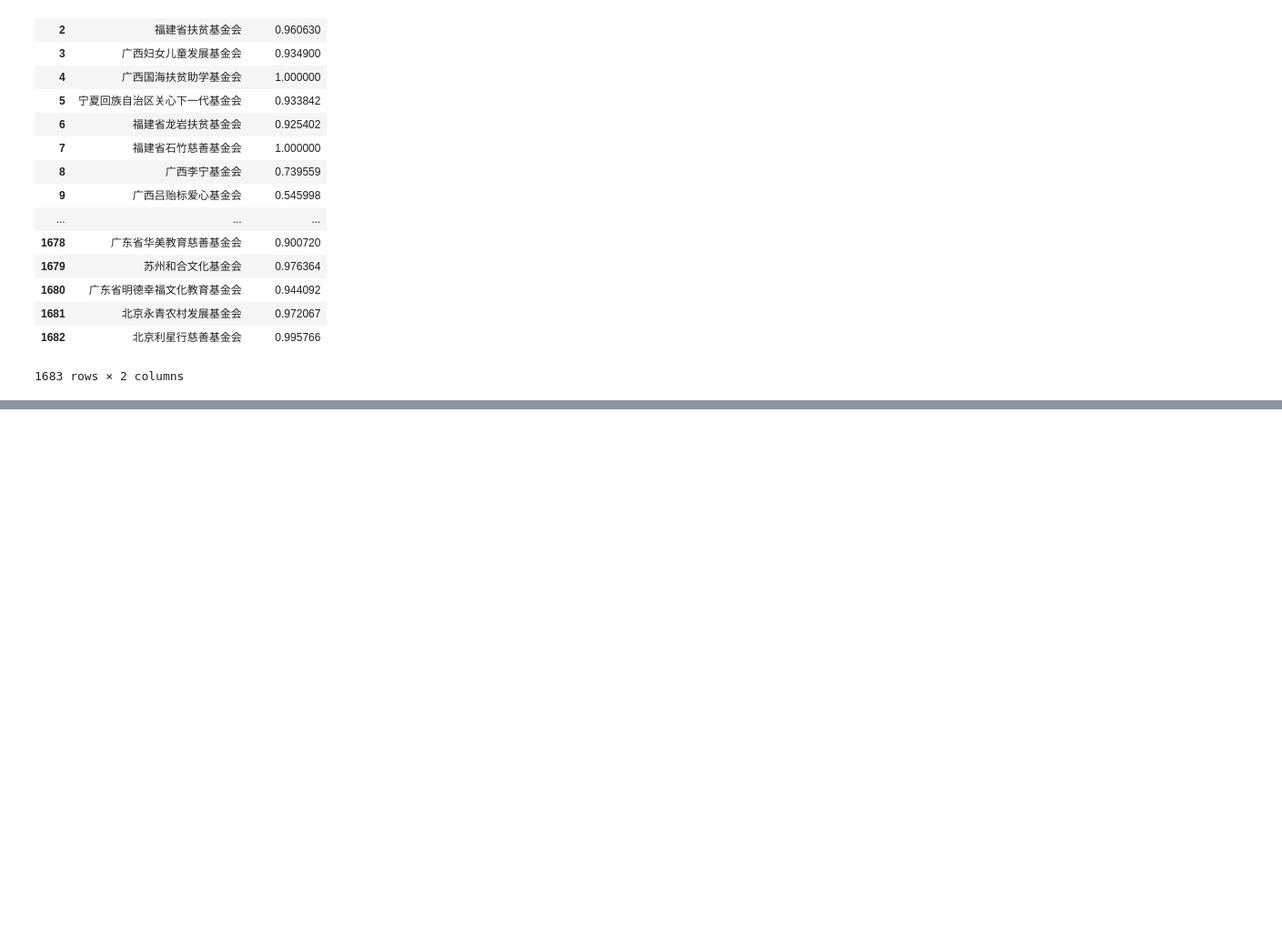
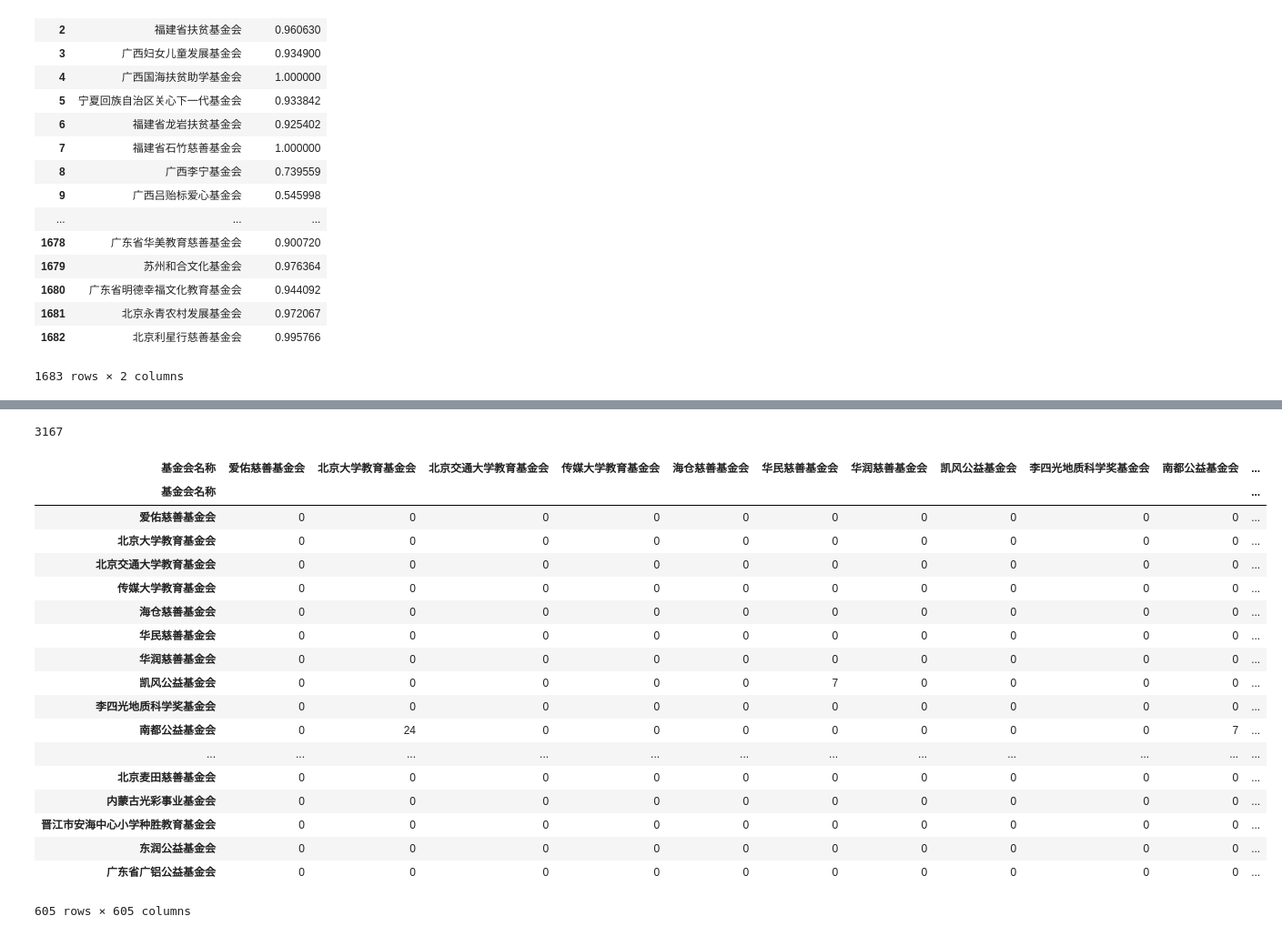
Before and after one commit to khuangaf/soicalHack, a Jupyter notebook: data_preprocess.ipynb, the cells around one changed output, grey strips where cells are left out. Shown at 91% size. Cells and saved outputs as stored; diff of their text form; code cells hidden in the pictures; blank space fills up the shorter version.

Commit message:
joining df & find lots of organizations not in basic info

```diff
--- a/data_preprocess.ipynb
+++ b/data_preprocess.ipynb
@@ -47,3 +47,6 @@ fina_df
 | 1681 | 北京永青农村发展基金会 | 2015 | 2.008428e+06 | 1.795513e+07 | 1.794625e+07 | 0.00 | 0.00 | 0.00 | 8880.06 | 1.745141e+07 | ... | ... |
 | 1682 | 北京利星行慈善基金会 | 2015 | 1.288161e+07 | 2.419315e+06 | 2.255887e+06 | 0.00 | 0.00 | 0.00 | 163427.52 | 1.504350e+06 | ... | ... |
 1683 rows × 23 columns
+# %%
+invest_df = pd.read_csv('Data/invest_info.csv')
+invest_df
@@ -49,0 +72,5 @@ fina_df
+# %%
+project_df = pd.read_csv('Data/project.csv')
+project_df = project_df.loc[project_df['项目编码'].str.isnumeric(),:]
+project_df['项目编码'] = project_df['项目编码'].astype(np.int32)
+project_df
@@ -203,0 +274,3 @@ performanceDf
+# %%
+bi_invest_df = invest_df.loc[:,['受助单位名称','项目编码']].join(project_df.loc[:,['基金会名称','项目编码']].set_index('项目编码'), on='项目编码').dropna(subset=['基金会名称'])
+bi_invest_df
@@ -203,0 +296,39 @@ performanceDf
+# %%
+def count_invest(df):
+    s = set()
+    for index, row in bi_invest_df.iterrows():
+        helped = row['受助单位名称']
+        helping = row['基金会名称']
+        if helped not in df.index :
+            s.add(helped)
+            continue
+        if helping not in df.index:
+            s.add(helping)
+
+            continue
+
+        df.loc[helping, helped] +=1
+    print len(s)
+    return df
+count_invest(investedDf)
+# %% [output]
+3167
+| 基金会名称 | 爱佑慈善基金会 | 北京大学教育基金会 | 北京交通大学教育基金会 | 传媒大学教育基金会 | 海仓慈善基金会 | 华民慈善基金会 | 华润慈善基金会 | 凯风公益基金会 | 李四光地质科学奖基金会 | 南都公益基金会 | ... |
+| 基金会名称 |  |  |  |  |  |  |  |  |  |  | ... |
+| 爱佑慈善基金会 | 0 | 0 | 0 | 0 | 0 | 0 | 0 | 0 | 0 | 0 | ... |
+| 北京大学教育基金会 | 0 | 0 | 0 | 0 | 0 | 0 | 0 | 0 | 0 | 0 | ... |
+| 北京交通大学教育基金会 | 0 | 0 | 0 | 0 | 0 | 0 | 0 | 0 | 0 | 0 | ... |
+| 传媒大学教育基金会 | 0 | 0 | 0 | 0 | 0 | 0 | 0 | 0 | 0 | 0 | ... |
+| 海仓慈善基金会 | 0 | 0 | 0 | 0 | 0 | 0 | 0 | 0 | 0 | 0 | ... |
+| 华民慈善基金会 | 0 | 0 | 0 | 0 | 0 | 0 | 0 | 0 | 0 | 0 | ... |
+| 华润慈善基金会 | 0 | 0 | 0 | 0 | 0 | 0 | 0 | 0 | 0 | 0 | ... |
+| 凯风公益基金会 | 0 | 0 | 0 | 0 | 0 | 7 | 0 | 0 | 0 | 0 | ... |
+| 李四光地质科学奖基金会 | 0 | 0 | 0 | 0 | 0 | 0 | 0 | 0 | 0 | 0 | ... |
+| 南都公益基金会 | 0 | 24 | 0 | 0 | 0 | 0 | 0 | 0 | 0 | 7 | ... |
+| ... | ... | ... | ... | ... | ... | ... | ... | ... | ... | ... | ... |
+| 北京麦田慈善基金会 | 0 | 0 | 0 | 0 | 0 | 0 | 0 | 0 | 0 | 0 | ... |
+| 内蒙古光彩事业基金会 | 0 | 0 | 0 | 0 | 0 | 0 | 0 | 0 | 0 | 0 | ... |
+| 晋江市安海中心小学种胜教育基金会 | 0 | 0 | 0 | 0 | 0 | 0 | 0 | 0 | 0 | 0 | ... |
+| 东润公益基金会 | 0 | 0 | 0 | 0 | 0 | 0 | 0 | 0 | 0 | 0 | ... |
+| 广东省广铝公益基金会 | 0 | 0 | 0 | 0 | 0 | 0 | 0 | 0 | 0 | 0 | ... |
+605 rows × 605 columns
```
Also changed, not shown: parts of 5 cells of this notebook.
